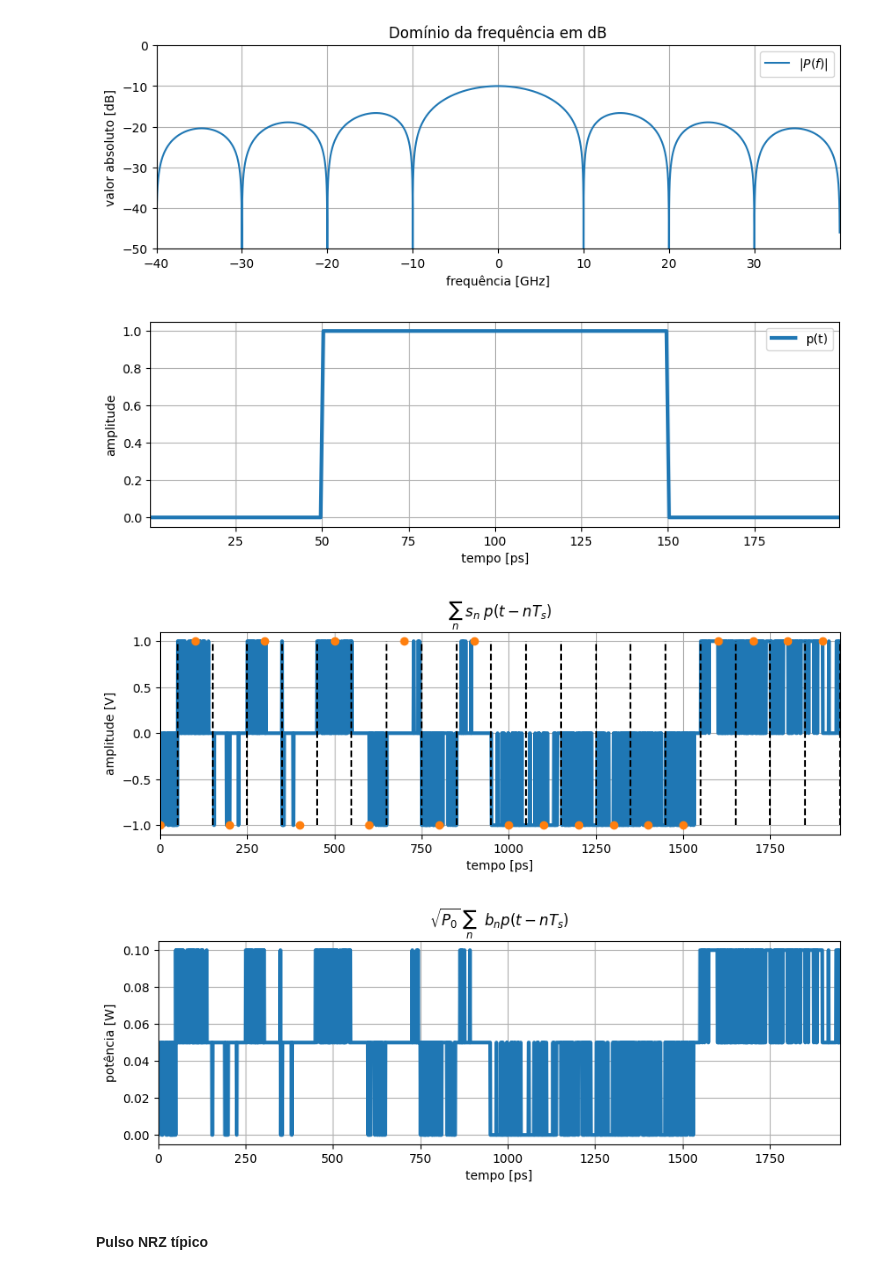
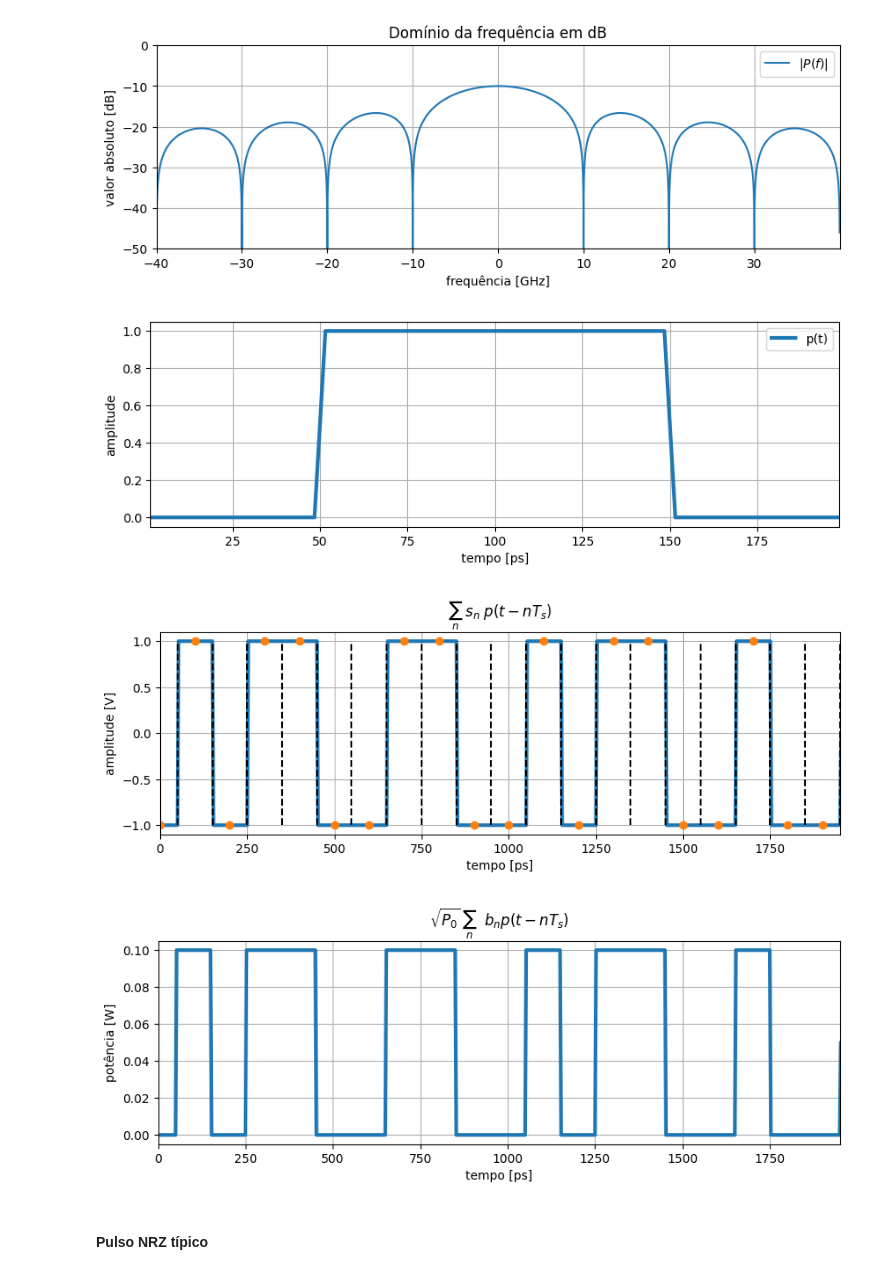
Before and after one commit to edsonportosilva/OpticalCommunications, a Jupyter notebook: jupyter notebooks/Portuguese/1-Transmissores_ópticos.ipynb, the cells around one changed output. Saved outputs shown, nothing was run; the diff lists cells and outputs as text; code cells hidden in the pictures.

```diff
--- a/jupyter notebooks/Portuguese/1-Transmissores_ópticos.ipynb
+++ b/jupyter notebooks/Portuguese/1-Transmissores_ópticos.ipynb
@@ -655,7 +657,7 @@ $\displaystyle P(f) = \frac{\sin{\left(\pi T_{s} f \right)}}{\pi f}\; $
 [figure]
 # %%
 # parâmetros da simulação
-SpS = 128           # Amostras por símbolo
+SpS = 32           # Amostras por símbolo
 Rs  = 10e9          # Taxa de símbolos (para o caso do OOK Rs = Rb)
 Ts  = 1/Rs          # Período de símbolo em segundos
 Fa  = 1/(Ts/SpS)    # Frequência de amostragem do sinal (amostras/segundo)
@@ -678,58 +680,56 @@ plt.xlim(min(t), max(t))
 plt.grid()
 plt.legend();
 # %% [output]
-[figure, old version]
+[figure, new version]
 # %%
 # upsampling
-symbolsUp = upsample(symbTx, SpS)
+symbolsUp = upsample(symbTx, SpS).astype(np.float64)
 
 # formatação de pulso retangular
 sigTx  = firFilter(pulse, symbolsUp)
-sigTx  = sigTx.real
+sigTx = sigTx.real
 
-# plota sinal
 t = np.arange(0, sigTx.size)*(Ta/1e-12)
 
 # instantes centrais dos intervalos de sinalização
-symbolsUp = upsample(2*bits-1, SpS).astype(np.float64)
 symbolsUp[symbolsUp==0] = np.nan
 
 plt.figure(2)
-plt.plot(t, sigTx,'-', linewidth=3)
-plt.plot(t, symbolsUp.real, 'o')
+plt.plot(t, sigTx,'-',linewidth=3)
+plt.plot(t, symbolsUp.real,'o')
 plt.xlabel('tempo [ps]')
 plt.ylabel('amplitude [V]')
 plt.title('$\sum_{n}\;s_{n}\;p(t-n T_s)$')
 plt.grid()
 
-t = (0.5 + np.arange(0, bits.size))*(Ts/1e-12)
+t = (0.5*Ts + np.arange(0, bits.size*Ts, Ts))/1e-12
 plt.vlines(t, -1, 1, linestyles='dashed', color = 'k');
 plt.xlim(0, max(t));
 
 # modulação óptica
 paramMZM = parameters()
 paramMZM.Vpi = 2
 paramMZM.Vb = -paramMZM.Vpi/2
 
 P0 = 100e-3 # potência da portadora CW na entrada no MZM
 Ai = np.sqrt(P0)
 sigTxo = mzm(Ai, (paramMZM.Vpi/2)*sigTx, paramMZM)
 
 # plota sinal
 t = np.arange(0, sigTxo.size)*(Ta/1e-12)
 
 plt.figure(3)
 plt.plot(t, np.abs(sigTxo)**2,'-', linewidth=3)
 plt.xlabel('tempo [ps]')
 plt.ylabel('potência [W]')
 plt.title('$\sqrt{P_0}\;\sum_{n}\;\;b_{n}p(t-n T_s)$')
 plt.grid()
 
 t = (0.5 + np.arange(0, bits.size))*(Ts/1e-12)
 plt.xlim(0, max(t));
 # %% [output]
-[figure, old version]
+[figure, new version]
-[figure, old version]
+[figure, new version]
 # %% [markdown]
 #### Pulso NRZ típico
 # %%
```
Also changed, not shown: parts of 10 cells of this notebook, 3 other files.
